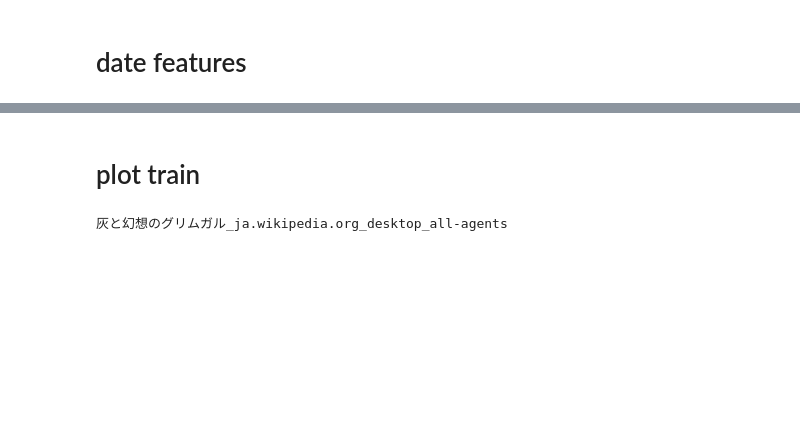
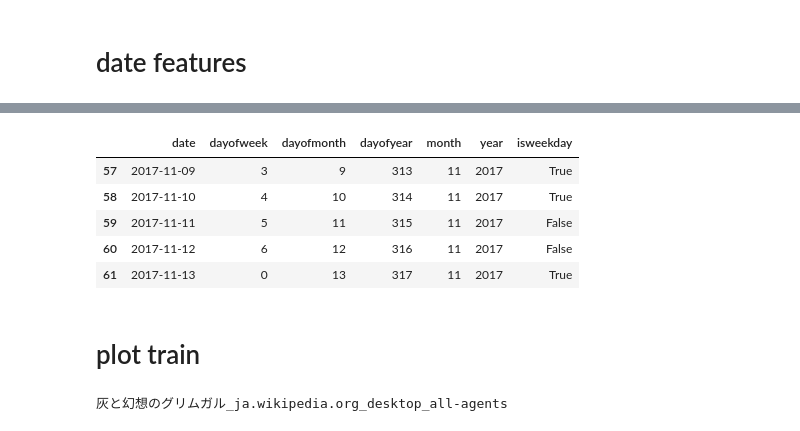
Before and after one commit to kylinorange/kaggle-wikipedia, a Jupyter notebook: EDA.ipynb, the cells around one changed output, grey strips where cells are left out. Saved outputs shown, nothing was run; the diff lists cells and outputs as text; code cells hidden in the pictures; blank space fills up the shorter version.

```diff
--- a/EDA.ipynb
+++ b/EDA.ipynb
@@ -13,9 +13,9 @@ import time
 from subprocess import check_output
 # %%
 root_paths = [
-    "/data/kaggle-wikipedia/data/",
-    "/Users/jiayou/Dropbox/JuanCode/Kaggle/Wikipedia/data/",
-    "/Users/jiayou/Dropbox/Documents/JuanCode/Kaggle/Wikipedia/data/"
+    "/data/kaggle-wikipedia/data2/",
+    "/Users/jiayou/Dropbox/JuanCode/Kaggle/Wikipedia/data2/",
+    "/Users/jiayou/Dropbox/Documents/JuanCode/Kaggle/Wikipedia/data2/"
 ]
 root = None
 for p in root_paths:
@@ -160,3 +155,12 @@ NameError: name 'pd' is not defined
+# %%
+test_df.tail()
+# %% [output]
+|  | date | dayofweek | dayofmonth | dayofyear | month | year | isweekday |
+| 57 | 2017-11-09 | 3 | 9 | 313 | 11 | 2017 | True |
+| 58 | 2017-11-10 | 4 | 10 | 314 | 11 | 2017 | True |
+| 59 | 2017-11-11 | 5 | 11 | 315 | 11 | 2017 | False |
+| 60 | 2017-11-12 | 6 | 12 | 316 | 11 | 2017 | False |
+| 61 | 2017-11-13 | 0 | 13 | 317 | 11 | 2017 | True |
 # %% [markdown]
 # plot train
 # %%
```
Also changed, not shown: parts of 12 cells of this notebook, 4 other files.
